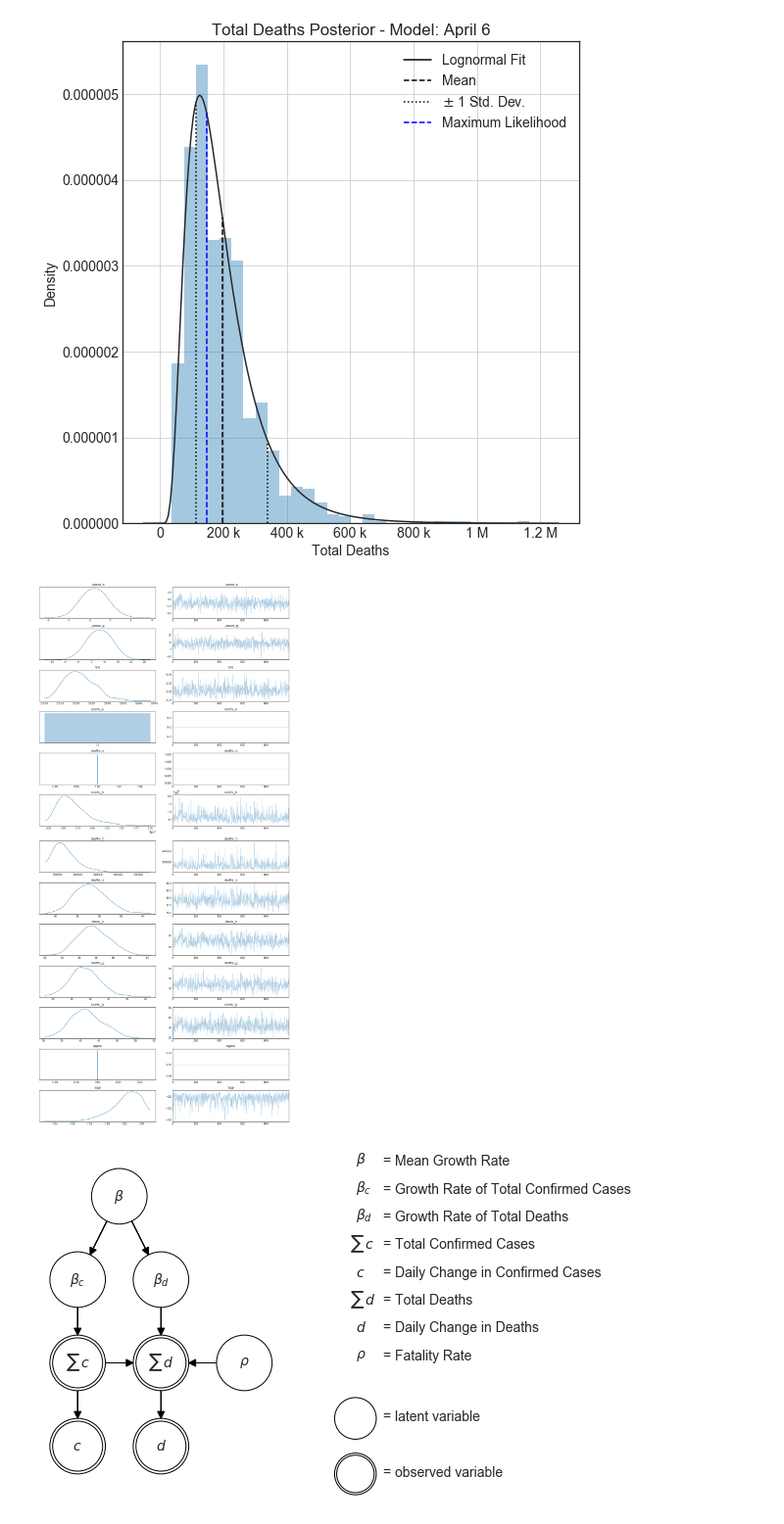
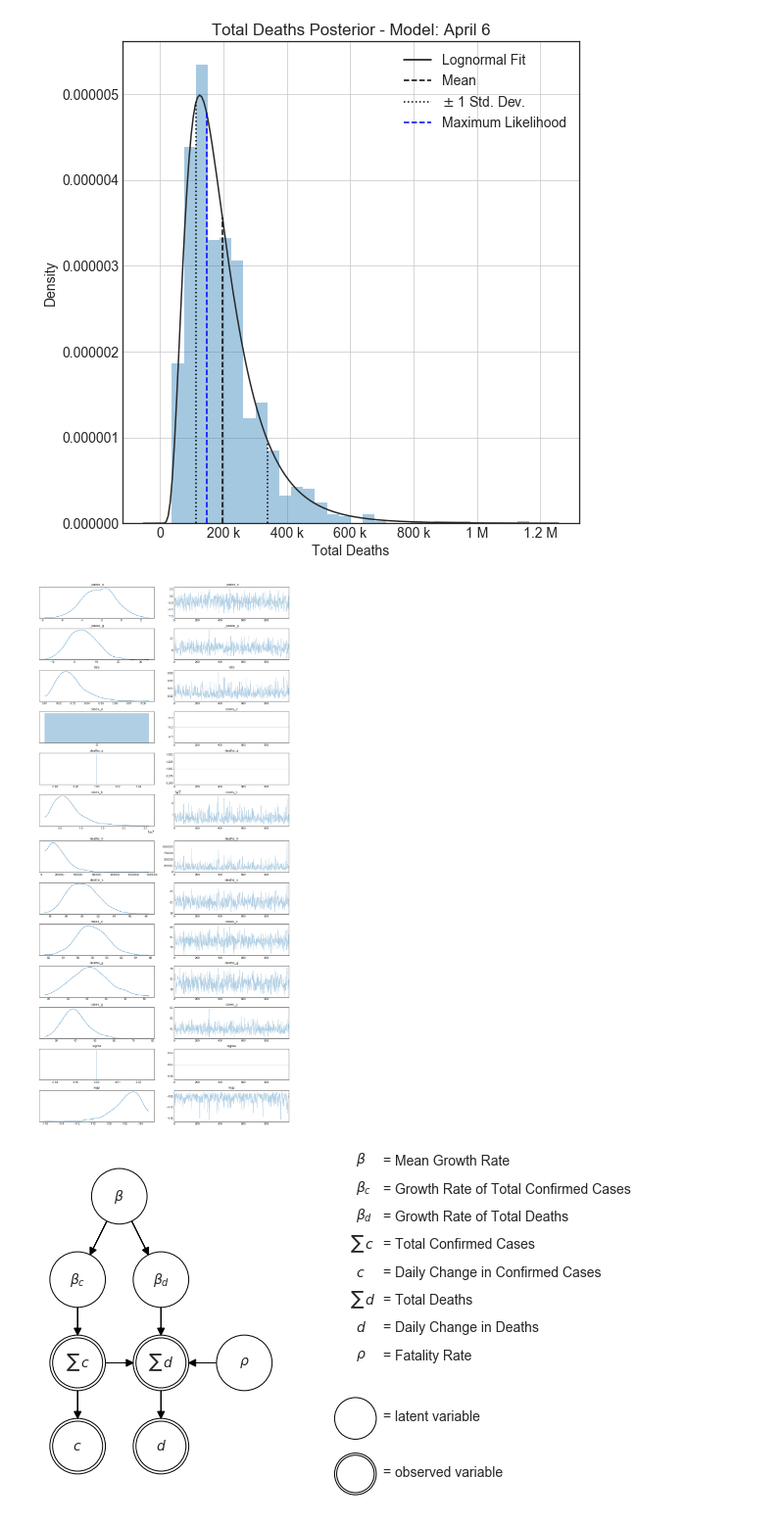
Before and after one commit to dsfulf/blog, a Jupyter notebook: covid19/covid19.ipynb, the cells around one changed output. Shown at 98% size. Saved outputs shown, nothing was run; the diff lists cells and outputs as text; code cells hidden in the pictures.

```diff
--- a/covid19/covid19.ipynb
+++ b/covid19/covid19.ipynb
@@ -93,11 +93,12 @@ def cp(fname: str, bname: str):
 class Norm():
     norm = scipy.stats.norm
 
-    def fit(self, data):
+    def fit(self, data: Iterable[Union[int, float, ndarray]]) -> Tuple[float, float]:
         self.data = data
-        return self.norm.fit(data)
+        self.args = self.norm.fit(data)
+        return self.args
 
-    def pdf(self, q, *args):
+    def pdf(self, q: Iterable[Union[int, float, ndarray]], *args: Tuple[float, float]):
         if q is None:
             q = self.q
         else:
@@ -113,11 +114,12 @@ class Norm():
 class Lognorm():
     lognorm = scipy.stats.lognorm
 
-    def fit(self, data):
+    def fit(self, data: Iterable[Union[int, float, ndarray]]) -> Tuple[float, float, float]:
         self.data = data
-        return self.lognorm.fit(data, floc=0)
+        self.args = self.lognorm.fit(data, floc=0)
+        return self.args
 
-    def pdf(self, q, *args):
+    def pdf(self, q: Iterable[Union[int, float, ndarray]], *args: Tuple[float, float, float]):
         if q is None:
             q = self.q
         else:
@@ -716,10 +716,10 @@ hist(savefig=True)
 [figure]
 [figure]
 # %%
-pm.plot_trace(trace_both)
+pm.plot_trace(trace)
 plt.show()
 # %% [output]
-[figure, old version]
+[figure, new version]
 # %%
 pgm = daft.PGM()
 p_kw = {'scale': 2}
```
Also changed, not shown: parts of 3 cells of this notebook, 3 other files.
